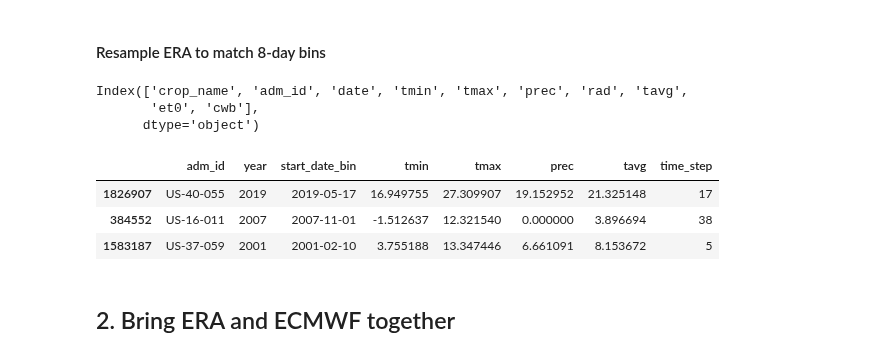
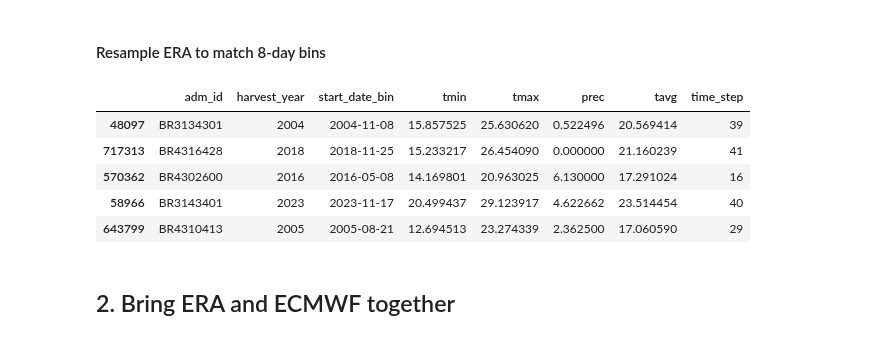
Before and after one commit to ellaampy/seasonal-yield-forecast, a Jupyter notebook: data_preparation/3_ecmwf_preprocessing.ipynb, the cells around one changed output. Drawn from its saved outputs; the diff is of its cells as text; code cells hidden in the pictures.

```diff
--- a/data_preparation/3_ecmwf_preprocessing.ipynb
+++ b/data_preparation/3_ecmwf_preprocessing.ipynb
@@ -79,26 +56,18 @@ country_gpd_shape.plot()
 # %% [markdown]
 #### Resample ERA to match 8-day bins
-# %%
-era.columns
-# %% [output]
-Index(['crop_name', 'adm_id', 'date', 'tmin', 'tmax', 'prec', 'rad', 'tavg',
-       'et0', 'cwb'],
-      dtype='object')
-# %%
-era = era.assign(date=pd.to_datetime(era["date"], format="%Y%m%d"), year=pd.to_datetime(era["date"], format="%Y%m%d").dt.year)
-
-era_resampled = (era
-                 .groupby(["adm_id", "year"]).resample("8D", on="date")[["tmin", "tmax", "prec", "tavg"]].mean().reset_index()
-                 .rename(columns={"date":"start_date_bin"})
-                 )
-
-era_resampled = era_resampled.assign(time_step=era_resampled["start_date_bin"].apply(lambda x: day_of_year_to_time_step[x.day_of_year]))
-era_resampled.sample(3)
-# %% [output]
-|  | adm_id | year | start_date_bin | tmin | tmax | prec | tavg | time_step |
-| 1826907 | US-40-055 | 2019 | 2019-05-17 | 16.949755 | 27.309907 | 19.152952 | 21.325148 | 17 |
-| 384552 | US-16-011 | 2007 | 2007-11-01 | -1.512637 | 12.321540 | 0.000000 | 3.896694 | 38 |
-| 1583187 | US-37-059 | 2001 | 2001-02-10 | 3.755188 | 13.347446 | 6.661091 | 8.153672 | 5 |
+# %%
+era = preprocess.filter_predictors_by_adm_ids([era], relevant_adm_ids)[0]
+era = preprocess.assign_date_and_year_columns(era)
+era = preprocess.filter_predictors_by_crop_season(era, crop_season_in_days_of_year[0], crop_season_in_days_of_year[1])
+era_resampled = preprocess.resample_era(era)
+era_resampled.sample(5)
+# %% [output]
+|  | adm_id | harvest_year | start_date_bin | tmin | tmax | prec | tavg | time_step |
+| 48097 | BR3134301 | 2004 | 2004-11-08 | 15.857525 | 25.630620 | 0.522496 | 20.569414 | 39 |
+| 717313 | BR4316428 | 2018 | 2018-11-25 | 15.233217 | 26.454090 | 0.000000 | 21.160239 | 41 |
+| 570362 | BR4302600 | 2016 | 2016-05-08 | 14.169801 | 20.963025 | 6.130000 | 17.291024 | 16 |
+| 58966 | BR3143401 | 2023 | 2023-11-17 | 20.499437 | 29.123917 | 4.622662 | 23.514454 | 40 |
+| 643799 | BR4310413 | 2005 | 2005-08-21 | 12.694513 | 23.274339 | 2.362500 | 17.060590 | 29 |
 # %% [markdown]
 ## 2. Bring ERA and ECMWF together
 # %% [markdown]
```
Also changed, not shown: parts of 15 cells of this notebook, 1 other file.
